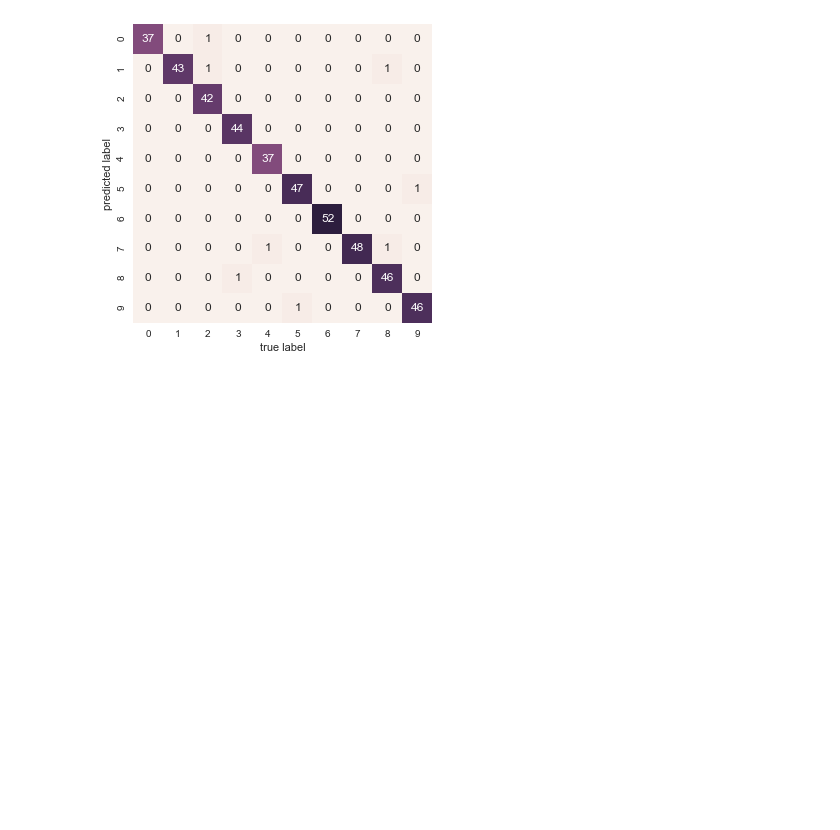
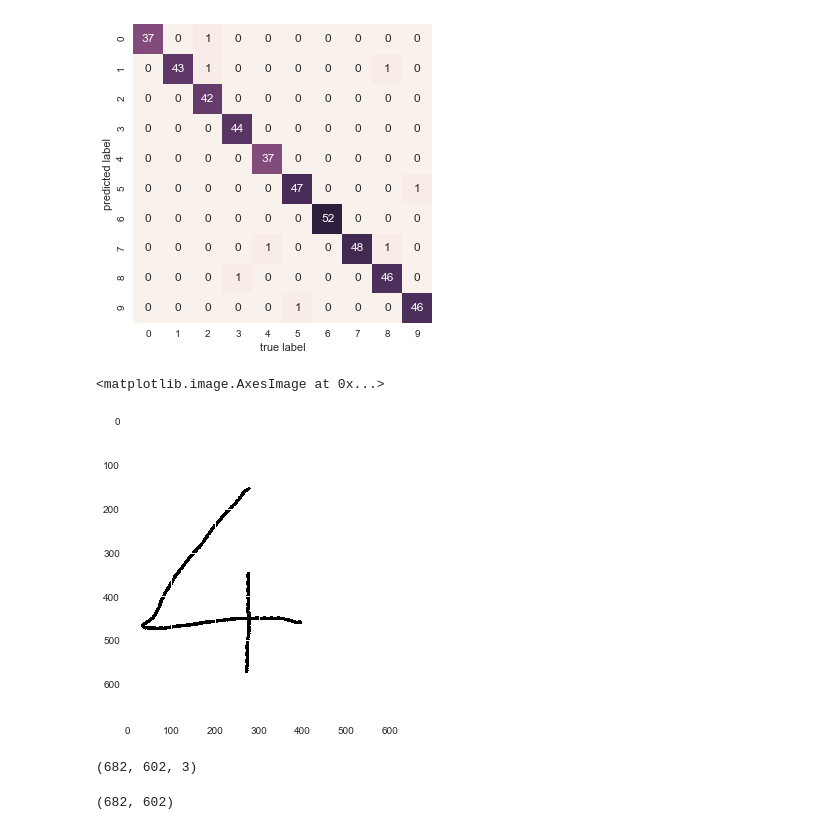
Before and after one commit to DatenBiene/Reco_Logo, a Jupyter notebook: ML on digit reco.ipynb, the cells around one changed output. Saved outputs shown, nothing was run; the diff lists cells and outputs as text; code cells hidden in the pictures; blank space fills up the shorter version.

```diff
--- a/ML on digit reco.ipynb
+++ b/ML on digit reco.ipynb
@@ -72,3 +81,14 @@ plt.xlabel('true label')
 plt.ylabel('predicted label');
 # %% [output]
 [figure]
+# %%
+img4 = cv2.imread('Paint_image/4_1.png')
+# %%
+plt.imshow(img4)
+# %% [output]
+<matplotlib.image.AxesImage at 0x...>
+[figure, added]
+# %%
+img4.shape
+# %% [output]
+(682, 602, 3)
@@ -74,0 +97,4 @@ plt.ylabel('predicted label');
+# %%
+img4.shape
+# %% [output]
+(682, 602)
```
Also changed, not shown: parts of 14 cells of this notebook, 5 other files.
